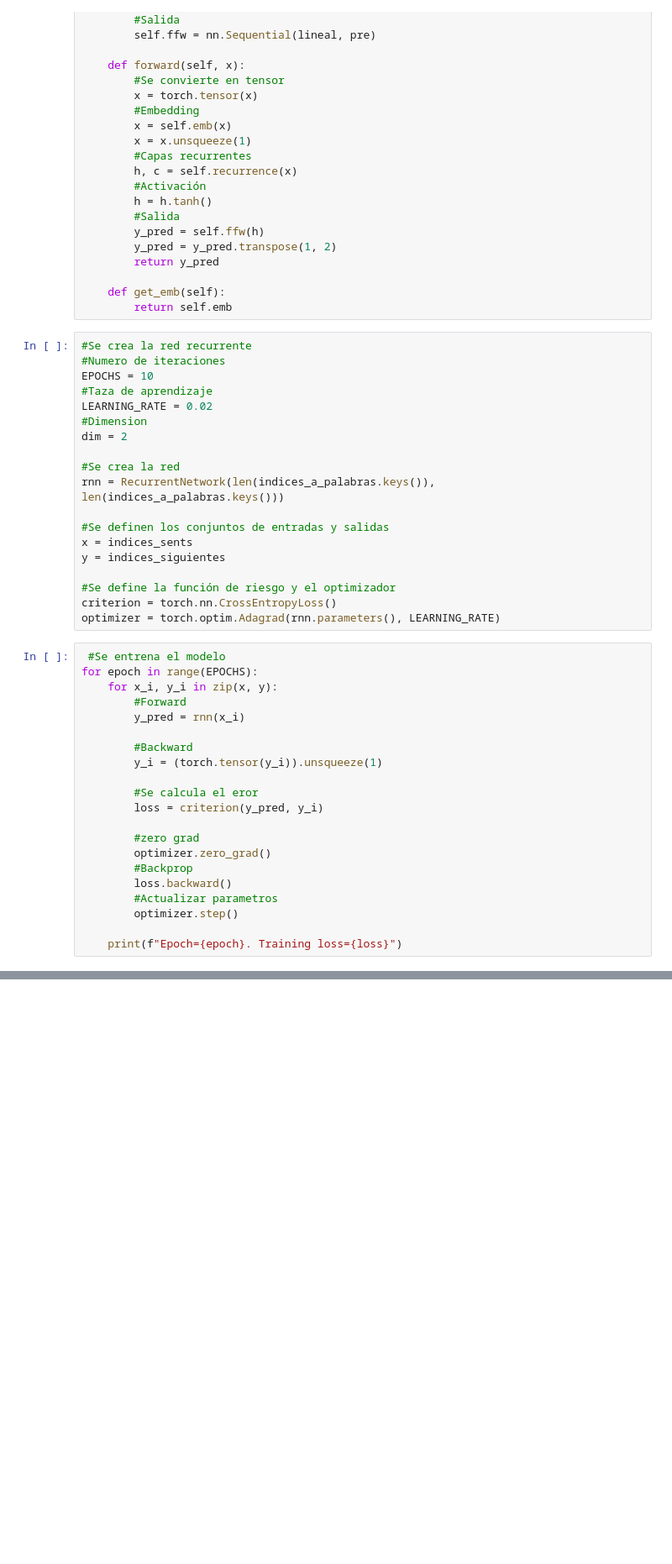
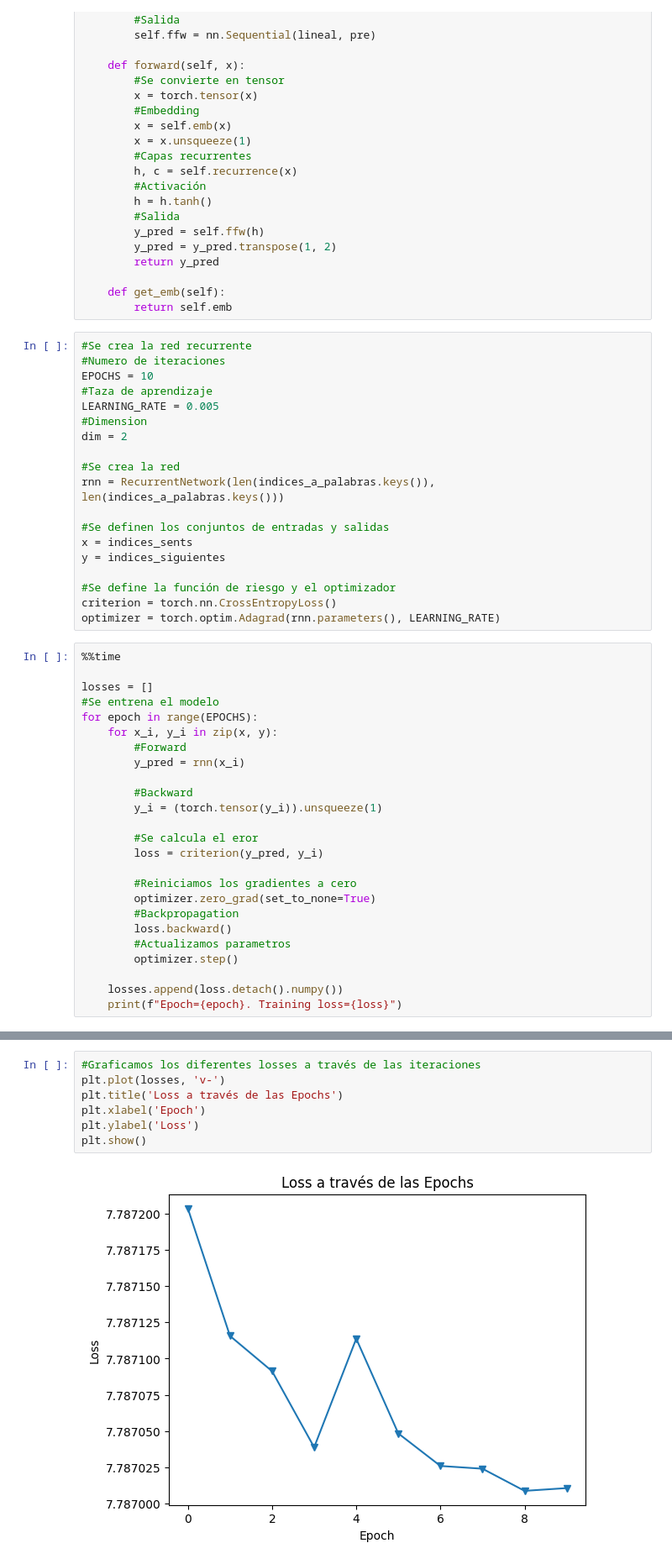
Before and after one commit to JoelHaiddRC/Linguistica, a Jupyter notebook: Practica2/preprocesamiento/Ejercicio2.ipynb, the cells around one changed output, grey strips where cells are left out. Shown: that part at 84% size. Cells and saved outputs as stored; diff of their text form; blank space fills up the shorter version.

```diff
--- a/Practica2/preprocesamiento/Ejercicio2.ipynb
+++ b/Practica2/preprocesamiento/Ejercicio2.ipynb
@@ -250,7 +250,7 @@ class RecurrentNetwork(nn.Module):
 #Numero de iteraciones
 EPOCHS = 10
 #Taza de aprendizaje
-LEARNING_RATE = 0.02
+LEARNING_RATE = 0.005
 #Dimension
 dim = 2
 
@@ -265,7 +265,10 @@ y = indices_siguientes
 criterion = torch.nn.CrossEntropyLoss()
 optimizer = torch.optim.Adagrad(rnn.parameters(), LEARNING_RATE)
 # %%
- #Se entrena el modelo
+%%time
+
+losses = []
+#Se entrena el modelo
 for epoch in range(EPOCHS):
     for x_i, y_i in zip(x, y):
         #Forward
@@ -277,12 +280,13 @@ for epoch in range(EPOCHS):
         #Se calcula el eror
         loss = criterion(y_pred, y_i)
 
-        #zero grad
-        optimizer.zero_grad()
-        #Backprop
+        #Reiniciamos los gradientes a cero
+        optimizer.zero_grad(set_to_none=True)
+        #Backpropagation
         loss.backward()
-        #Actualizar parametros
+        #Actualizamos parametros
         optimizer.step()
 
+    losses.append(loss.detach().numpy())
     print(f"Epoch={epoch}. Training loss={loss}")
 # %% [output]
@@ -299 +305,10 @@ Epoch=9. Training loss=7.712929725646973
+# %%
+#Graficamos los diferentes losses a través de las iteraciones
+plt.plot(losses, 'v-')
+plt.title('Loss a través de las Epochs')
+plt.xlabel('Epoch')
+plt.ylabel('Loss')
+plt.show()
+# %% [output]
+[figure, added]
 # %%
```
Also changed, not shown: parts of 17 cells of this notebook, 5 other files.
